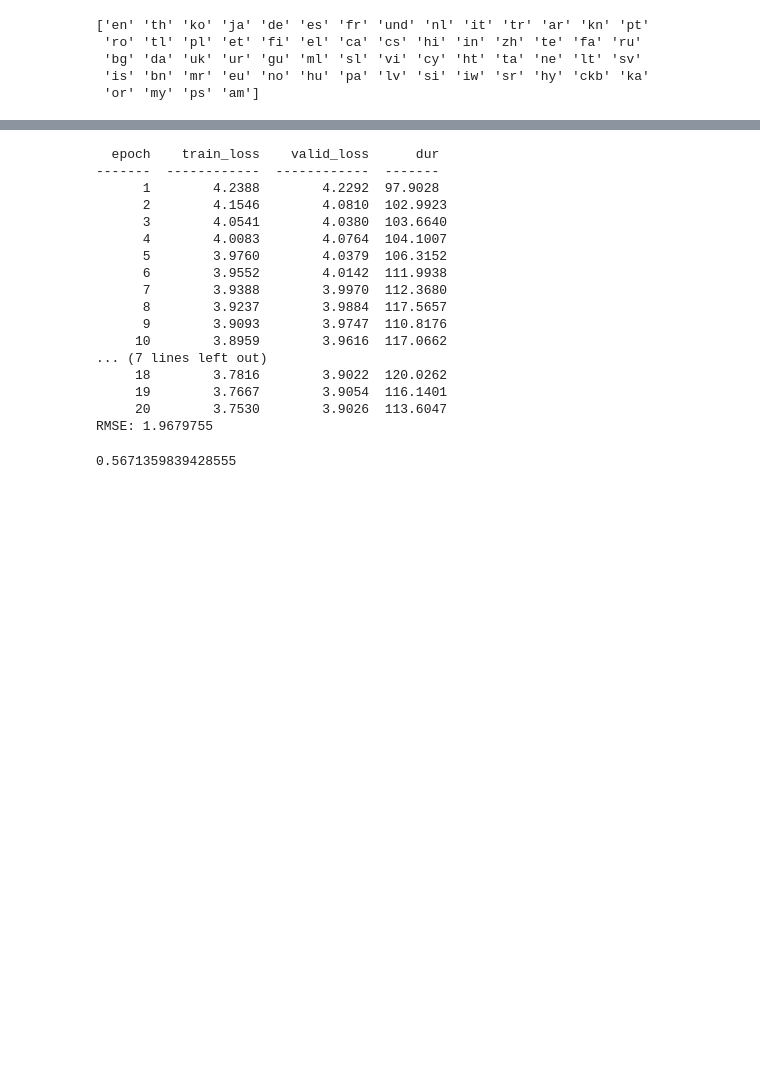
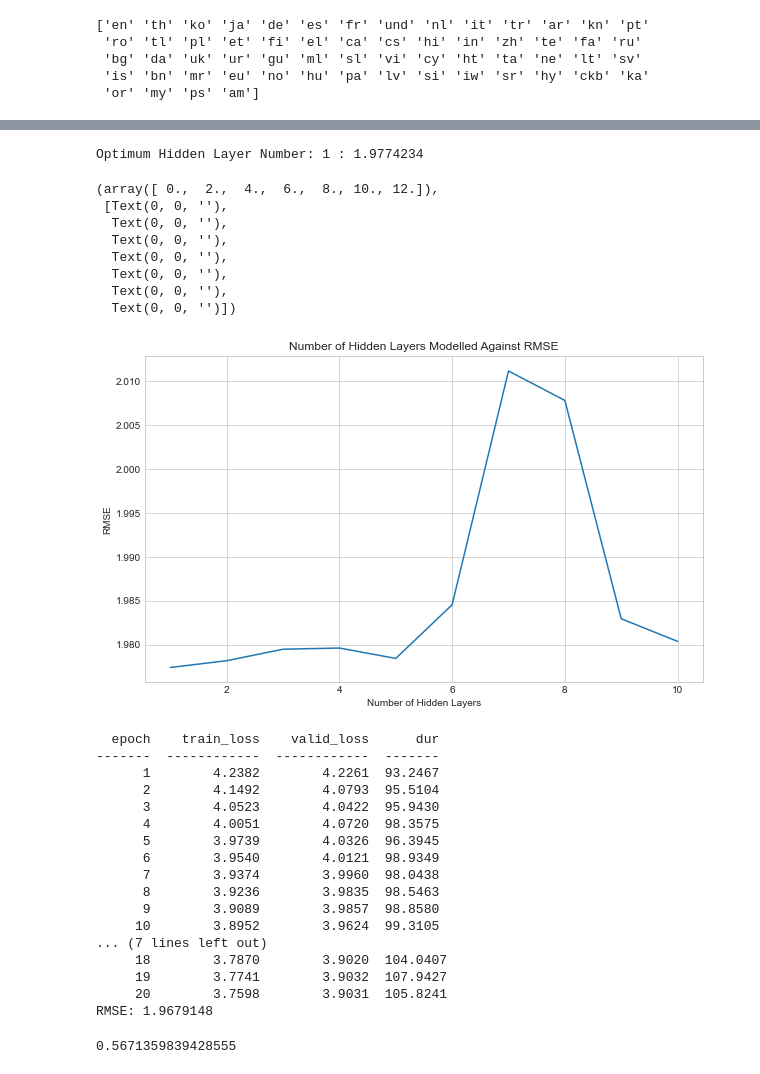
Before and after one commit to nathanindrakumar/Final_Project, a Jupyter notebook: Project_TF_IDF.ipynb, the cells around one changed output, grey strips where cells are left out. Saved outputs shown, nothing was run; the diff lists cells and outputs as text; code cells hidden in the pictures; blank space fills up the shorter version.

```diff
--- a/Project_TF_IDF.ipynb
+++ b/Project_TF_IDF.ipynb
@@ -1388,7 +1396,7 @@ for act in ['ReLU','Tanh', 'Sigmoid']:
 
             def forward(self, X, **kwargs):
                 X = self.nonlin(self.dense0(X))
-                X = nn.Tanh(self.dense1(X))
+                X = F.Tanh(self.dense1(X))
                 X = self.output(X)
                 return X
 
@@ -1410,7 +1418,7 @@ for act in ['ReLU','Tanh', 'Sigmoid']:
 
             def forward(self, X, **kwargs):
                 X = self.nonlin(self.dense0(X))
-                X = nn.Sigmoid(self.dense1(X))
+                X = F.Sigmoid(self.dense1(X))
                 X = self.output(X)
                 return X
 
@@ -1512,3 +1871,25 @@ print(merged['lang'].unique())
+# %%
+min_index = rmselist.index((min(rmselist)))
+print("Optimum Hidden Layer Number:", layers[min_index],":",min(rmselist))
+# %% [output]
+Optimum Hidden Layer Number: 1 : 1.9774234
+# %%
+plt.style.use('seaborn-whitegrid')
+fig_dims = (10, 6)
+fig, ax = plt.subplots(figsize=fig_dims)
+sns.lineplot(x=layers,y=rmselist)
+ax.set(xlabel='Number of Hidden Layers',ylabel='RMSE',title='Number of Hidden Layers Modelled Against RMSE')
+plt.xticks(rotation=0)
+# %% [output]
+(array([ 0.,  2.,  4.,  6.,  8., 10., 12.]),
+ [Text(0, 0, ''),
+  Text(0, 0, ''),
+  Text(0, 0, ''),
+  Text(0, 0, ''),
+  Text(0, 0, ''),
+  Text(0, 0, ''),
+  Text(0, 0, '')])
+[figure, added]
 # %%
 optimum_params = {'net__lr': 0.0015539382932245303, 'net__max_epochs': 20, 'net__optimizer__momentum': 0.9375124227337543}
 
@@ -1518,7 +1899,7 @@ x_trainshape = 5844
 class RegressorModule(nn.Module):
     def __init__(
             self,
-            num_units=200,
+            num_units=160,
             nonlin=F.relu,
     ):
         super(RegressorModule, self).__init__()
@@ -1527,8 +1908,8 @@ class RegressorModule(nn.Module):
 
         self.dense0 = nn.Linear(x_trainshape, num_units)
         self.nonlin = nonlin
-        self.dense1 = nn.Linear(num_units, 200)
-        self.output = nn.Linear(200, 1)
+        self.dense1 = nn.Linear(num_units, 160)
+        self.output = nn.Linear(160, 1)
 
     def forward(self, X, **kwargs):
         X = self.nonlin(self.dense0(X))
@@ -1559,21 +1940,21 @@ print('RMSE:', rmse)
 # %% [output]
   epoch    train_loss    valid_loss      dur
 -------  ------------  ------------  -------
-      1        4.2388        4.2292  97.9028
-      2        4.1546        4.0810  102.9923
-      3        4.0541        4.0380  103.6640
-      4        4.0083        4.0764  104.1007
-      5        3.9760        4.0379  106.3152
-      6        3.9552        4.0142  111.9938
-      7        3.9388        3.9970  112.3680
-      8        3.9237        3.9884  117.5657
-      9        3.9093        3.9747  110.8176
-     10        3.8959        3.9616  117.0662
+      1        4.2382        4.2261  93.2467
+      2        4.1492        4.0793  95.5104
+      3        4.0523        4.0422  95.9430
+      4        4.0051        4.0720  98.3575
+      5        3.9739        4.0326  96.3945
+      6        3.9540        4.0121  98.9349
+      7        3.9374        3.9960  98.0438
+      8        3.9236        3.9835  98.5463
+      9        3.9089        3.9857  98.8580
+     10        3.8952        3.9624  99.3105
 ... (7 lines left out)
-     18        3.7816        3.9022  120.0262
-     19        3.7667        3.9054  116.1401
-     20        3.7530        3.9026  113.6047
-RMSE: 1.9679755
+     18        3.7870        3.9020  104.0407
+     19        3.7741        3.9032  107.9427
+     20        3.7598        3.9031  105.8241
+RMSE: 1.9679148
 # %%
 correct = 0
 for i, (real, pred) in enumerate(zip(y_test, y_pred)):
```
Also changed, not shown: parts of 7 cells of this notebook, 8 other files.
